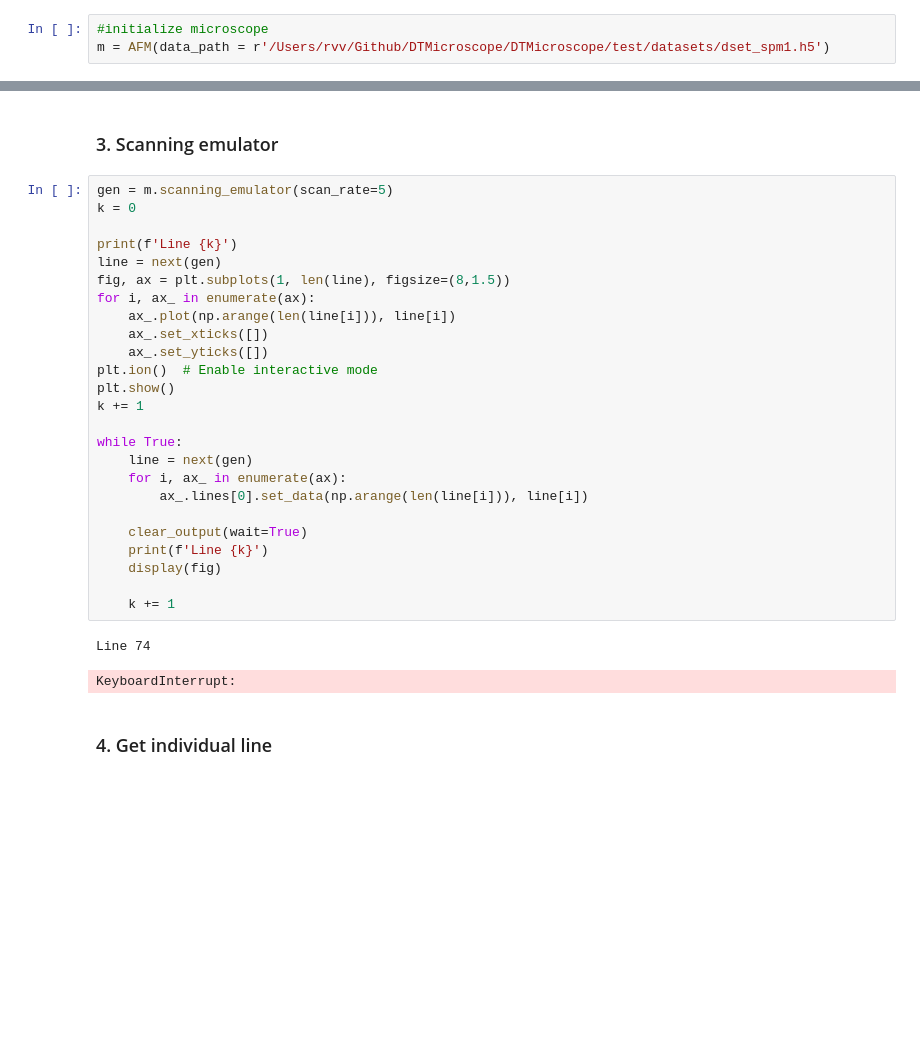
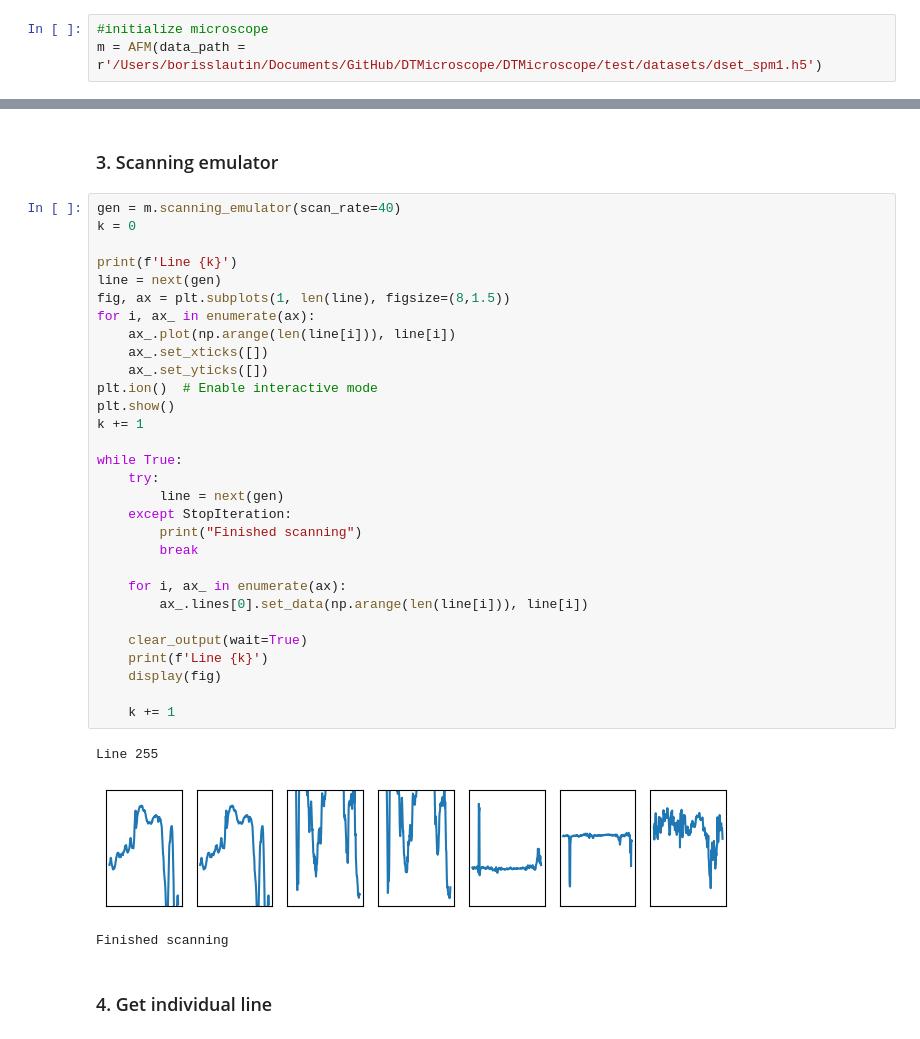
Before and after one commit to pycroscopy/DTMicroscope, a Jupyter notebook: DTMicroscope/notebooks/1_AFM_DT_basic_example_v0.ipynb, the cells around one changed output, grey strips where cells are left out. Saved outputs shown, nothing was run; the diff lists cells and outputs as text; blank space fills up the shorter version.

```diff
--- a/DTMicroscope/notebooks/1_AFM_DT_basic_example.ipynb
+++ b/DTMicroscope/notebooks/1_AFM_DT_basic_example_v0.ipynb
@@ -27,7 +29,7 @@ from IPython.display import clear_output, display
 ### 1. Initiate microscope, load dataset
 # %%
 #initialize microscope
-m = AFM(data_path = r'/Users/rvv/Github/DTMicroscope/DTMicroscope/test/datasets/dset_spm1.h5')
+m = AFM(data_path = r'/Users/borisslautin/Documents/GitHub/DTMicroscope/DTMicroscope/test/datasets/dset_spm1.h5')
 # %%
 m.data_dict['Compound_Datasets']['Compound_Dataset_1'].keys()
 # %% [output]
@@ -93,33 +95,39 @@ Text(0.5, 1.0, 'image_dataset_1')
 # %% [markdown]
 ### 3. Scanning emulator
 # %%
-gen = m.scanning_emulator(scan_rate=5)
+gen = m.scanning_emulator(scan_rate=40)
 k = 0
 
 print(f'Line {k}')
 line = next(gen)
 fig, ax = plt.subplots(1, len(line), figsize=(8,1.5))
 for i, ax_ in enumerate(ax):
     ax_.plot(np.arange(len(line[i])), line[i])
     ax_.set_xticks([])
     ax_.set_yticks([])
 plt.ion()  # Enable interactive mode
 plt.show()
 k += 1
 
 while True:
-    line = next(gen)
+    try:
+        line = next(gen)
+    except StopIteration:
+        print("Finished scanning")
+        break
+
     for i, ax_ in enumerate(ax):
         ax_.lines[0].set_data(np.arange(len(line[i])), line[i])
 
     clear_output(wait=True)
     print(f'Line {k}')
     display(fig)
 
     k += 1
 # %% [output]
-Line 74
+Line 255
+[figure, added]
-KeyboardInterrupt:
+Finished scanning
 # %% [markdown]
 ### 4. Get individual line
 # %%
```
Also changed, not shown: parts of 1 cell of this notebook.
